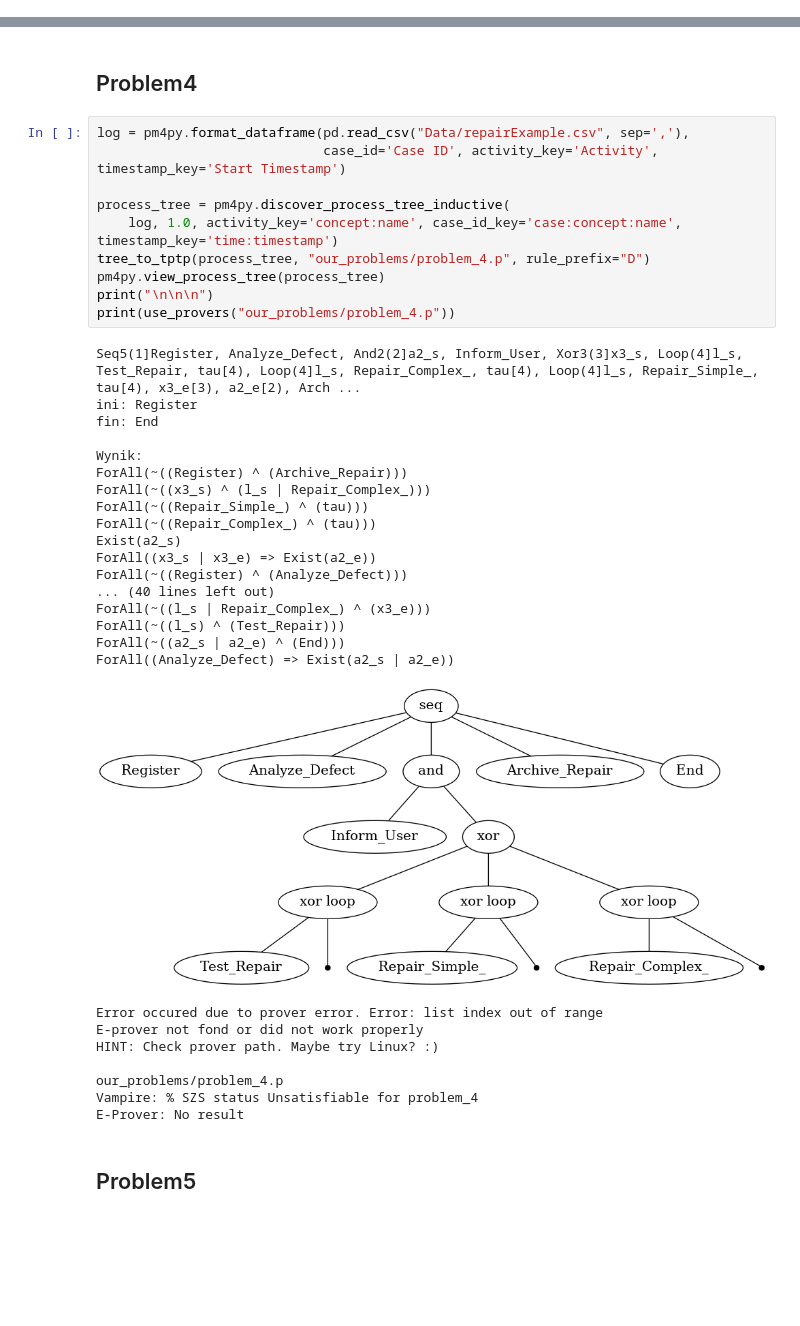
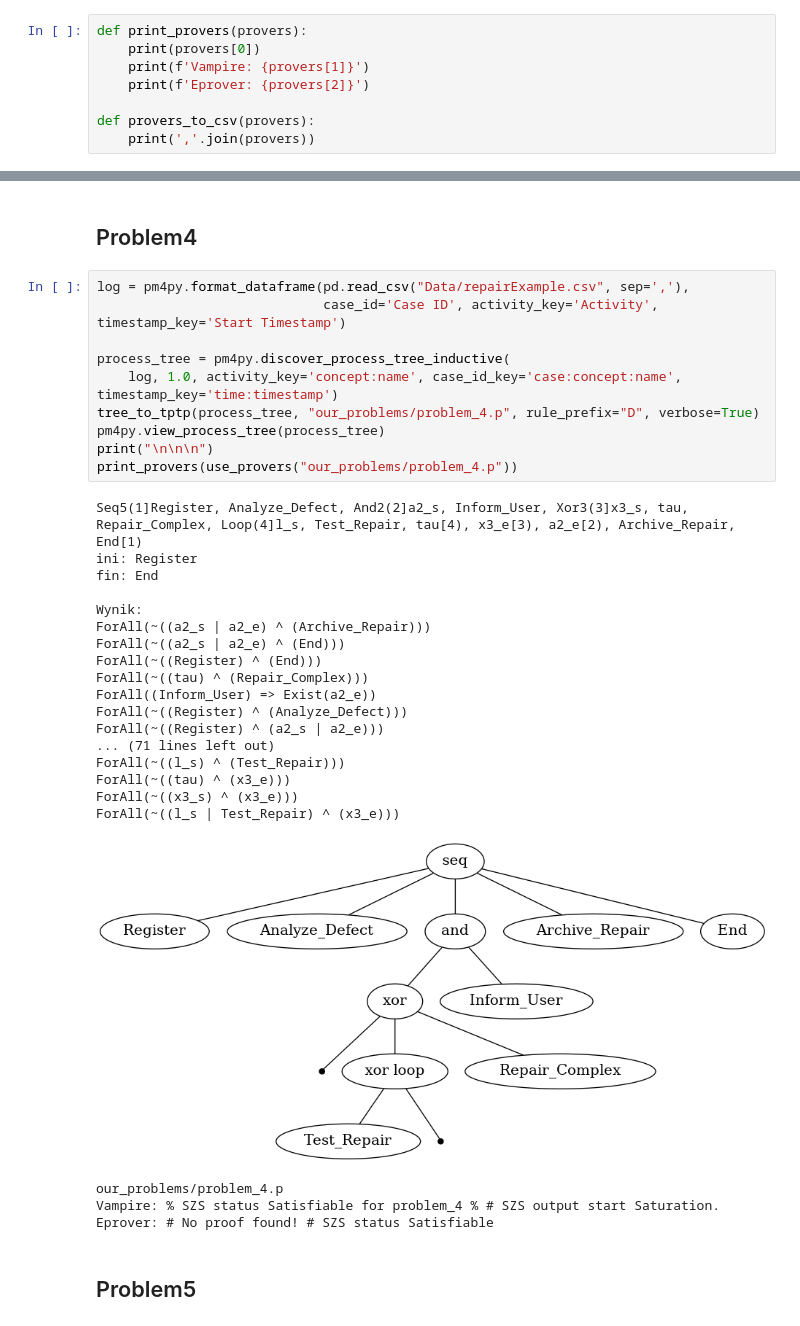
Before and after one commit to Isdre/ProcessMining, a Jupyter notebook: run_provers.ipynb, the cells around one changed output, grey strips where cells are left out. Drawn from its saved outputs; the diff is of its cells as text; blank space fills up the shorter version.

```diff
--- a/run_provers.ipynb
+++ b/run_provers.ipynb
@@ -7,6 +7,14 @@ from Julia import tree_to_tptp
 from example_usage import use_provers
 from create_thesis_with_2_spec import create_thesis_with_2_spec, LogicFunctions
 import os
+# %%
+def print_provers(provers):
+    print(provers[0])
+    print(f'Vampire: {provers[1]}')
+    print(f'Eprover: {provers[2]}')
+
+def provers_to_csv(provers):
+    print(','.join(provers))
 # %% [markdown]
 # Julia's problems
 # %% [markdown]
@@ -113,39 +121,35 @@ E-Prover: # SZS status Satisfiable
 # %%
 log = pm4py.format_dataframe(pd.read_csv("Data/repairExample.csv", sep=','),
                              case_id='Case ID', activity_key='Activity', timestamp_key='Start Timestamp')
 
 process_tree = pm4py.discover_process_tree_inductive(
     log, 1.0, activity_key='concept:name', case_id_key='case:concept:name', timestamp_key='time:timestamp')
-tree_to_tptp(process_tree, "our_problems/problem_4.p", rule_prefix="D")
+tree_to_tptp(process_tree, "our_problems/problem_4.p", rule_prefix="D", verbose=True)
 pm4py.view_process_tree(process_tree)
 print("\n\n\n")
-print(use_provers("our_problems/problem_4.p"))
+print_provers(use_provers("our_problems/problem_4.p"))
 # %% [output]
-Seq5(1]Register, Analyze_Defect, And2(2]a2_s, Inform_User, Xor3(3]x3_s, Loop(4]l_s, Test_Repair, tau[4), Loop(4]l_s, Repair_Complex_, tau[4), Loop(4]l_s, Repair_Simple_, tau[4), x3_e[3), a2_e[2), Arch ...
+Seq5(1]Register, Analyze_Defect, And2(2]a2_s, Inform_User, Xor3(3]x3_s, tau, Repair_Complex, Loop(4]l_s, Test_Repair, tau[4), x3_e[3), a2_e[2), Archive_Repair, End[1)
 ini: Register
 fin: End
 
 Wynik:
-ForAll(~((Register) ^ (Archive_Repair)))
-ForAll(~((x3_s) ^ (l_s | Repair_Complex_)))
-ForAll(~((Repair_Simple_) ^ (tau)))
-ForAll(~((Repair_Complex_) ^ (tau)))
-Exist(a2_s)
-ForAll((x3_s | x3_e) => Exist(a2_e))
+ForAll(~((a2_s | a2_e) ^ (Archive_Repair)))
+ForAll(~((a2_s | a2_e) ^ (End)))
+ForAll(~((Register) ^ (End)))
+ForAll(~((tau) ^ (Repair_Complex)))
+ForAll((Inform_User) => Exist(a2_e))
 ForAll(~((Register) ^ (Analyze_Defect)))
-... (40 lines left out)
-ForAll(~((l_s | Repair_Complex_) ^ (x3_e)))
+ForAll(~((Register) ^ (a2_s | a2_e)))
+... (71 lines left out)
 ForAll(~((l_s) ^ (Test_Repair)))
-ForAll(~((a2_s | a2_e) ^ (End)))
-ForAll((Analyze_Defect) => Exist(a2_s | a2_e))
+ForAll(~((tau) ^ (x3_e)))
+ForAll(~((x3_s) ^ (x3_e)))
+ForAll(~((l_s | Test_Repair) ^ (x3_e)))
-[figure, old version]
+[figure, new version]
-Error occured due to prover error. Error: list index out of range
-E-prover not fond or did not work properly
-HINT: Check prover path. Maybe try Linux? :)
-
 our_problems/problem_4.p
-Vampire: % SZS status Unsatisfiable for problem_4
-E-Prover: No result
+Vampire: % SZS status Satisfiable for problem_4 % # SZS output start Saturation.
+Eprover: # No proof found! # SZS status Satisfiable
 # %% [markdown]
 ## Problem5
 # %%
```
Also changed, not shown: parts of 18 cells of this notebook, 20 other files.
